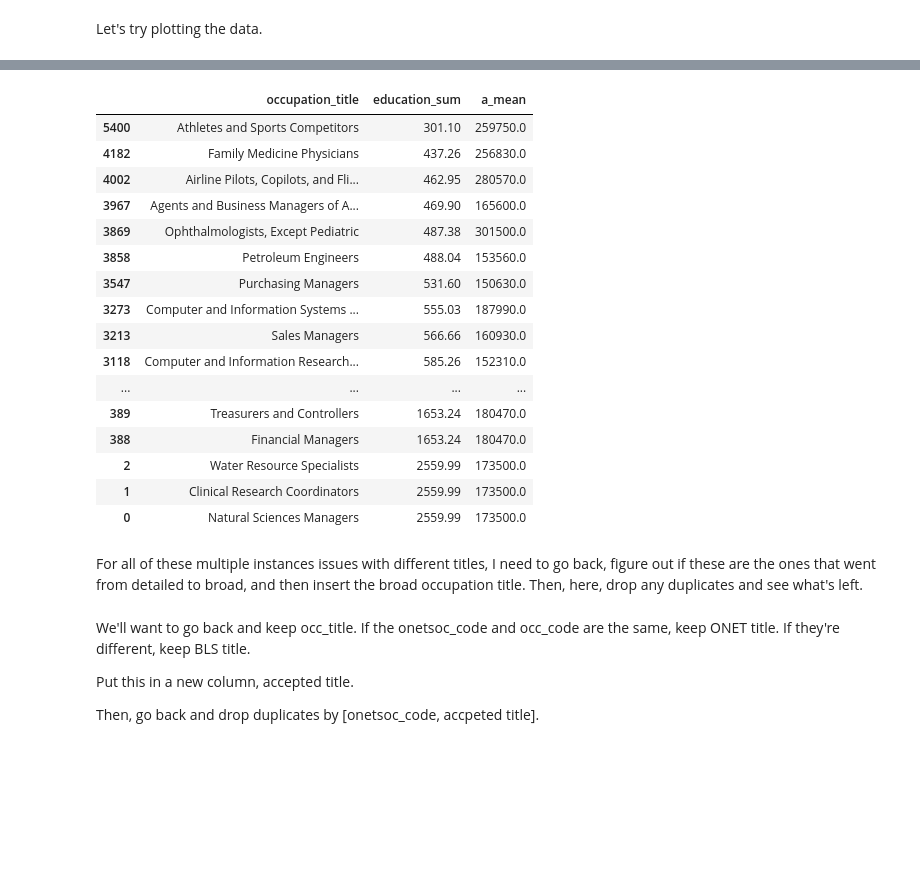
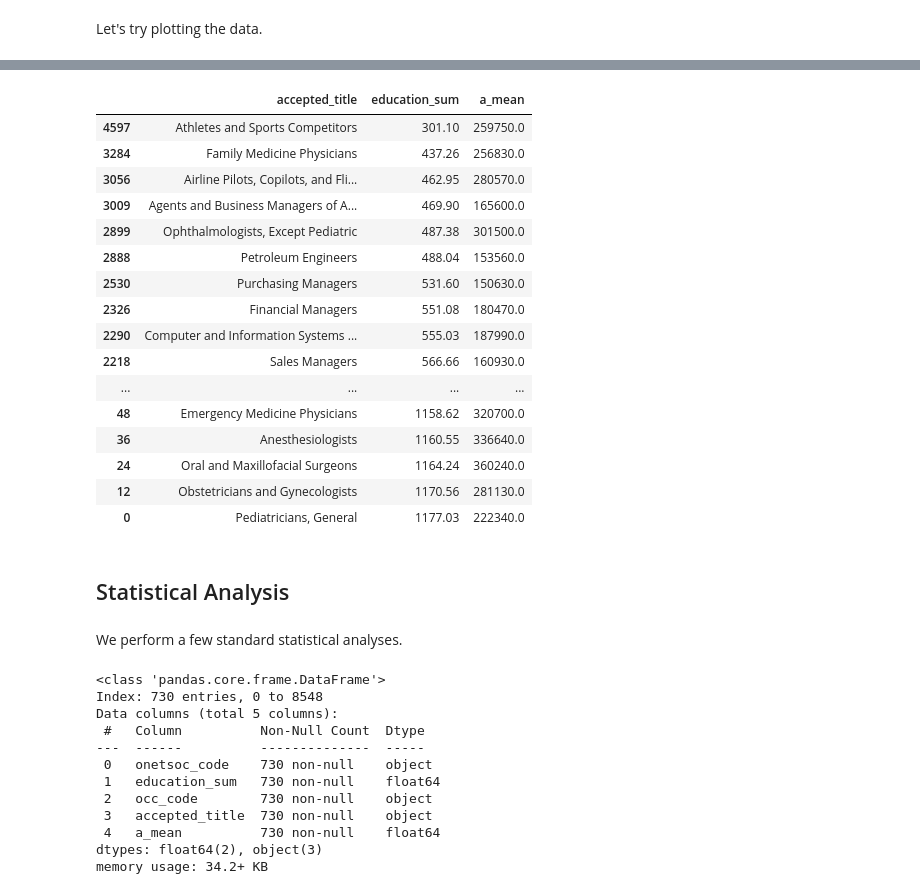
Before and after one commit to blue-santa/comparing-training-req-to-salary-exp, a Jupyter notebook: notebooks/03-exploratory-data-analysis/03-00-eda-train-reward-compare.ipynb, the cells around one changed output, grey strips where cells are left out. Cells and saved outputs as stored; diff of their text form; code cells hidden in the pictures; blank space fills up the shorter version.

```diff
--- a/notebooks/03-exploratory-data-analysis/03-00-eda-train-reward-compare.ipynb
+++ b/notebooks/03-exploratory-data-analysis/03-00-eda-train-reward-compare.ipynb
@@ -149,0 +238,2 @@ full_df['accepted_title'] =
+# %%
+full_df.drop_duplicates(subset=None, keep='first', inplace=True, ignore_index=False)
@@ -152,7 +256,7 @@ full_df['onetsoc_code'].unique().shape
 # %% [output]
 (730,)
 # %%
-condensed_df = pd.DataFrame(full_df.groupby(['onetsoc_code', 'occ_code'])['education_sum'].sum().sort_values(ascending=False))
+condensed_df = pd.DataFrame(full_df.groupby(['onetsoc_code'])['education_sum'].sum().sort_values(ascending=False))
 # %%
 condensed_df.shape
 # %% [output]
@@ -168,5 +272,5 @@ condensed_df.head(3)
 # %%
-condensed_df = pd.merge(condensed_df, full_df[['onetsoc_code', 'occ_code', 'occupation_title', 'a_mean', 'h_mean']], left_on='onetsoc_code', right_on='onetsoc_code')
+condensed_df = pd.merge(condensed_df, full_df[['onetsoc_code', 'occ_code', 'accepted_title', 'a_mean']], left_on='onetsoc_code', right_on='onetsoc_code')
 # %%
 condensed_df.shape
 # %% [output]
@@ -174,5 +278,5 @@ condensed_df.shape
 # %%
-condensed_df = condensed_df.drop_duplicates(subset=['onetsoc_code', 'occupation_title'], keep='first')
+condensed_df = condensed_df.drop_duplicates(subset=['onetsoc_code', 'accepted_title'], keep='first')
 # %%
 condensed_df.shape
 # %% [output]
@@ -236,28 +360,39 @@ plt.show()
 # %%
-high_earn_df[['occupation_title', 'education_sum', 'a_mean']].sort_values(by='education_sum', ascending=True)
+high_earn_df[['accepted_title', 'education_sum', 'a_mean']].sort_values(by='education_sum', ascending=True)
 # %% [output]
-|  | occupation_title | education_sum | a_mean |
-| 5400 | Athletes and Sports Competitors | 301.10 | 259750.0 |
-| 4182 | Family Medicine Physicians | 437.26 | 256830.0 |
-| 4002 | Airline Pilots, Copilots, and Fli... | 462.95 | 280570.0 |
-| 3967 | Agents and Business Managers of A... | 469.90 | 165600.0 |
-| 3869 | Ophthalmologists, Except Pediatric | 487.38 | 301500.0 |
-| 3858 | Petroleum Engineers | 488.04 | 153560.0 |
-| 3547 | Purchasing Managers | 531.60 | 150630.0 |
-| 3273 | Computer and Information Systems ... | 555.03 | 187990.0 |
-| 3213 | Sales Managers | 566.66 | 160930.0 |
-| 3118 | Computer and Information Research... | 585.26 | 152310.0 |
+|  | accepted_title | education_sum | a_mean |
+| 4597 | Athletes and Sports Competitors | 301.10 | 259750.0 |
+| 3284 | Family Medicine Physicians | 437.26 | 256830.0 |
+| 3056 | Airline Pilots, Copilots, and Fli... | 462.95 | 280570.0 |
+| 3009 | Agents and Business Managers of A... | 469.90 | 165600.0 |
+| 2899 | Ophthalmologists, Except Pediatric | 487.38 | 301500.0 |
+| 2888 | Petroleum Engineers | 488.04 | 153560.0 |
+| 2530 | Purchasing Managers | 531.60 | 150630.0 |
+| 2326 | Financial Managers | 551.08 | 180470.0 |
+| 2290 | Computer and Information Systems ... | 555.03 | 187990.0 |
+| 2218 | Sales Managers | 566.66 | 160930.0 |
 | ... | ... | ... | ... |
-| 389 | Treasurers and Controllers | 1653.24 | 180470.0 |
-| 388 | Financial Managers | 1653.24 | 180470.0 |
-| 2 | Water Resource Specialists | 2559.99 | 173500.0 |
-| 1 | Clinical Research Coordinators | 2559.99 | 173500.0 |
-| 0 | Natural Sciences Managers | 2559.99 | 173500.0 |
+| 48 | Emergency Medicine Physicians | 1158.62 | 320700.0 |
+| 36 | Anesthesiologists | 1160.55 | 336640.0 |
+| 24 | Oral and Maxillofacial Surgeons | 1164.24 | 360240.0 |
+| 12 | Obstetricians and Gynecologists | 1170.56 | 281130.0 |
+| 0 | Pediatricians, General | 1177.03 | 222340.0 |
-# %% [markdown]
-For all of these multiple instances issues with different titles, I need to go back, figure out if these are the ones that went from detailed to broad, and then insert the broad occupation title. Then, here, drop any duplicates and see what's left.
-# %% [markdown]
-We'll want to go back and keep occ_title. If the onetsoc_code and occ_code are the same, keep ONET title. If they're different, keep BLS title.
-
-Put this in a new column, accepted title.
-
-Then, go back and drop duplicates by [onetsoc_code, accpeted title].
+# %% [markdown]
+## Statistical Analysis
+# %% [markdown]
+We perform a few standard statistical analyses.
+# %%
+condensed_df.info()
+# %% [output]
+<class 'pandas.core.frame.DataFrame'>
+Index: 730 entries, 0 to 8548
+Data columns (total 5 columns):
+ #   Column          Non-Null Count  Dtype
+---  ------          --------------  -----
+ 0   onetsoc_code    730 non-null    object
+ 1   education_sum   730 non-null    float64
+ 2   occ_code        730 non-null    object
+ 3   accepted_title  730 non-null    object
+ 4   a_mean          730 non-null    float64
+dtypes: float64(2), object(3)
+memory usage: 34.2+ KB
```
Also changed, not shown: parts of 59 cells of this notebook.
